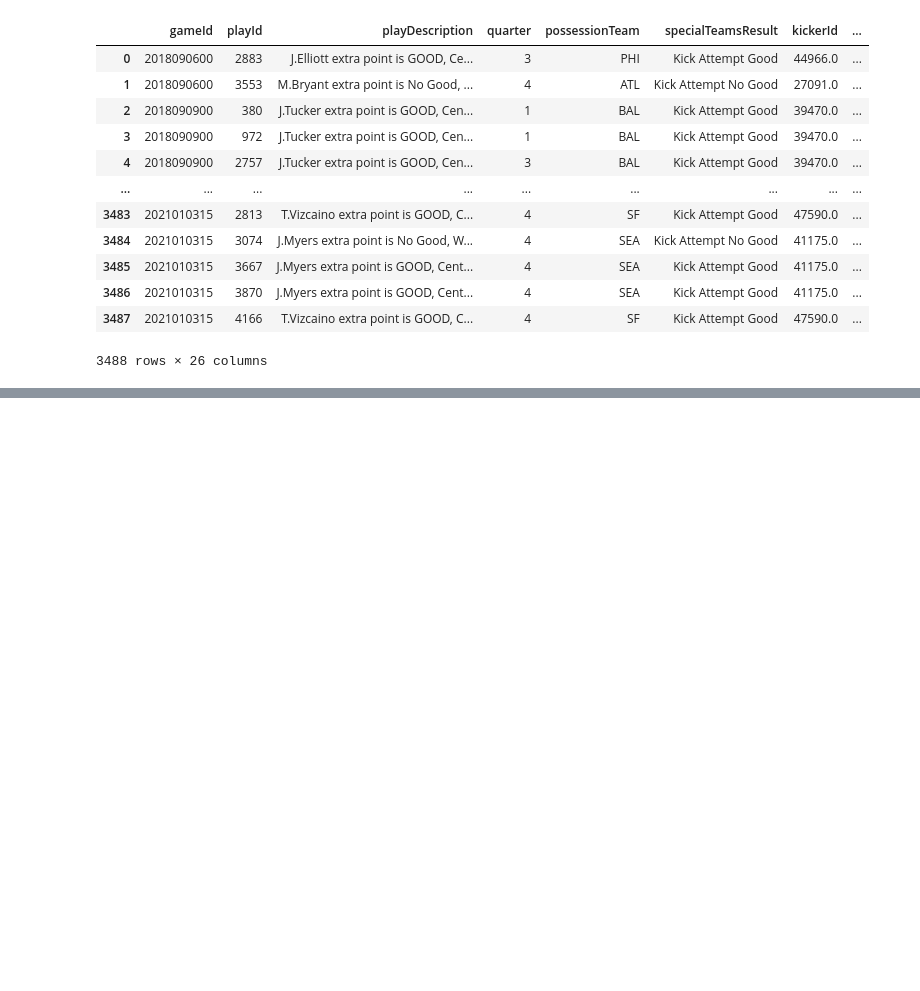
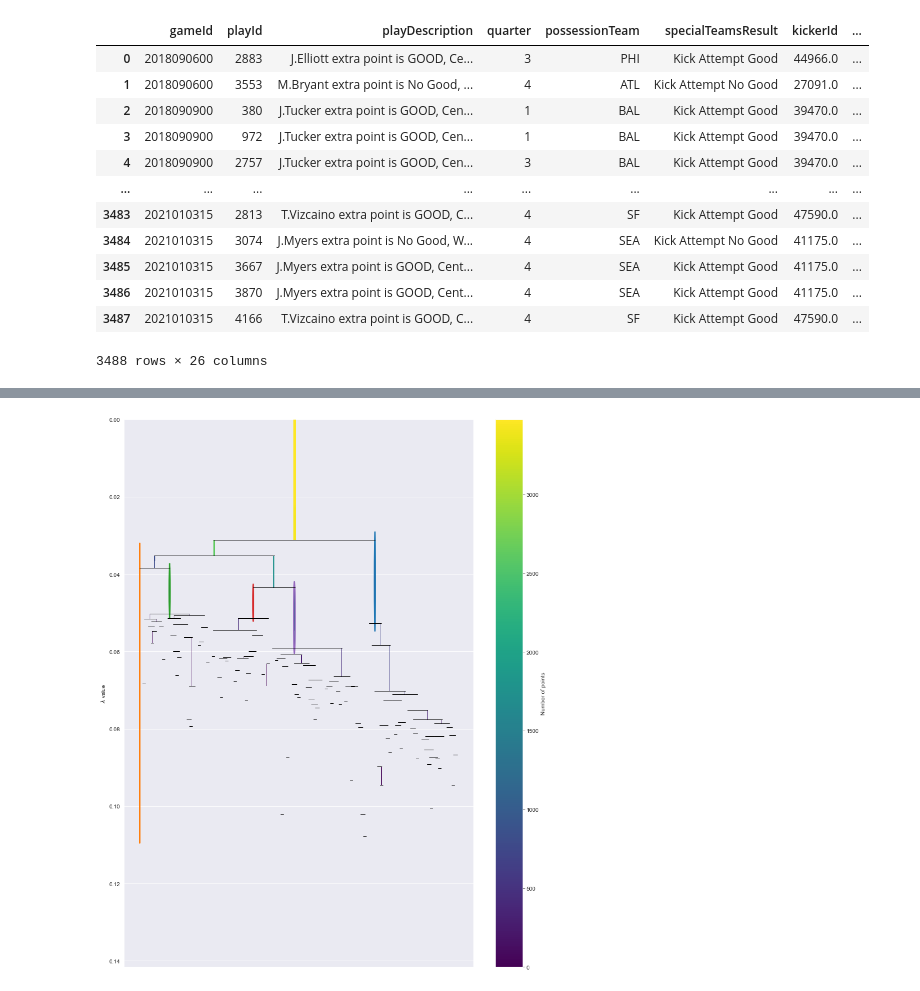
Before and after one commit to egrace479/NFL-BDB-2022, a Jupyter notebook: Extra_Point.ipynb, the cells around one changed output, grey strips where cells are left out. Drawn from its saved outputs; the diff is of its cells as text; code cells hidden in the pictures; blank space fills up the shorter version.

```diff
--- a/Extra_Point.ipynb
+++ b/Extra_Point.ipynb
@@ -241,0 +479,6 @@ eps
+# %%
+plt.figure(figsize = (14,18))
+clusterer.condensed_tree_.plot(select_clusters=True, selection_palette=sns.color_palette())
+plt.show()
+# %% [output]
+[figure, added]
```
Also changed, not shown: parts of 36 cells of this notebook.
